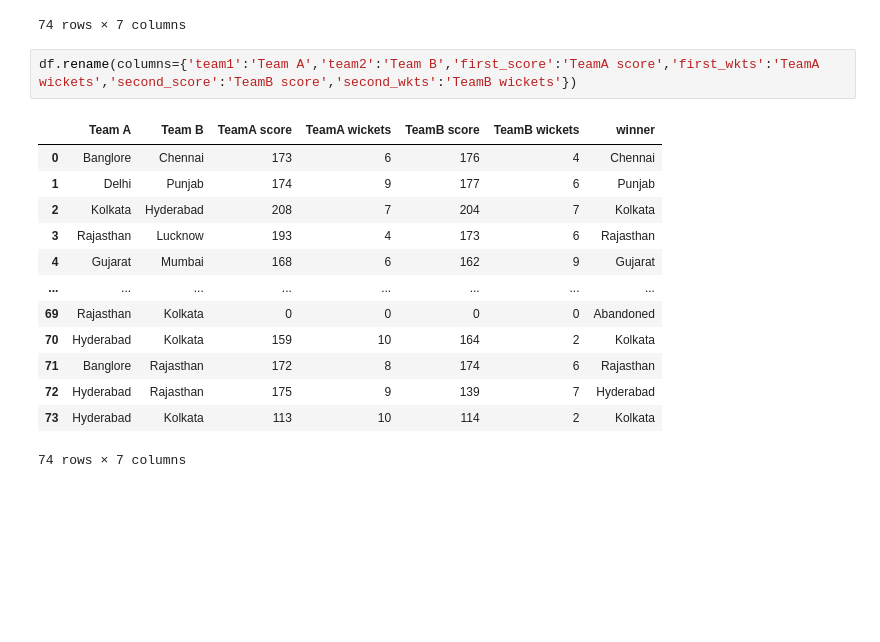
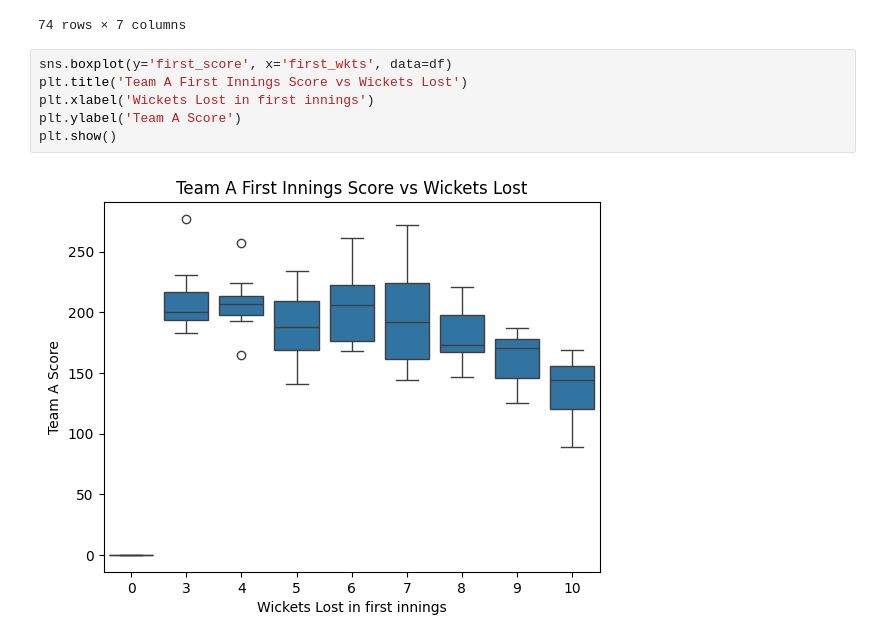
Before and after one commit to yharshityadav/IPL-Machine-Learning-Model, a Jupyter notebook: IPL.ipynb, the cells around one changed output. Saved outputs shown, nothing was run; the diff lists cells and outputs as text; blank space fills up the shorter version.

```diff
--- a/IPL.ipynb
+++ b/IPL.ipynb
@@ -65,19 +65,11 @@ df
 | 72 | Hyderabad | Rajasthan | 175 | 9 | 139 | 7 | Hyderabad |
 | 73 | Hyderabad | Kolkata | 113 | 10 | 114 | 2 | Kolkata |
 74 rows × 7 columns
-# %%
-df.rename(columns={'team1':'Team A','team2':'Team B','first_score':'TeamA score','first_wkts':'TeamA wickets','second_score':'TeamB score','second_wkts':'TeamB wickets'})
-# %% [output]
-|  | Team A | Team B | TeamA score | TeamA wickets | TeamB score | TeamB wickets | winner |
-| 0 | Banglore | Chennai | 173 | 6 | 176 | 4 | Chennai |
-| 1 | Delhi | Punjab | 174 | 9 | 177 | 6 | Punjab |
-| 2 | Kolkata | Hyderabad | 208 | 7 | 204 | 7 | Kolkata |
-| 3 | Rajasthan | Lucknow | 193 | 4 | 173 | 6 | Rajasthan |
-| 4 | Gujarat | Mumbai | 168 | 6 | 162 | 9 | Gujarat |
-| ... | ... | ... | ... | ... | ... | ... | ... |
-| 69 | Rajasthan | Kolkata | 0 | 0 | 0 | 0 | Abandoned |
-| 70 | Hyderabad | Kolkata | 159 | 10 | 164 | 2 | Kolkata |
-| 71 | Banglore | Rajasthan | 172 | 8 | 174 | 6 | Rajasthan |
-| 72 | Hyderabad | Rajasthan | 175 | 9 | 139 | 7 | Hyderabad |
-| 73 | Hyderabad | Kolkata | 113 | 10 | 114 | 2 | Kolkata |
-74 rows × 7 columns
+# %%
+sns.boxplot(y='first_score', x='first_wkts', data=df)
+plt.title('Team A First Innings Score vs Wickets Lost')
+plt.xlabel('Wickets Lost in first innings')
+plt.ylabel('Team A Score')
+plt.show()
+# %% [output]
+[figure, added]
```
Also changed, not shown: parts of 3 cells of this notebook.
